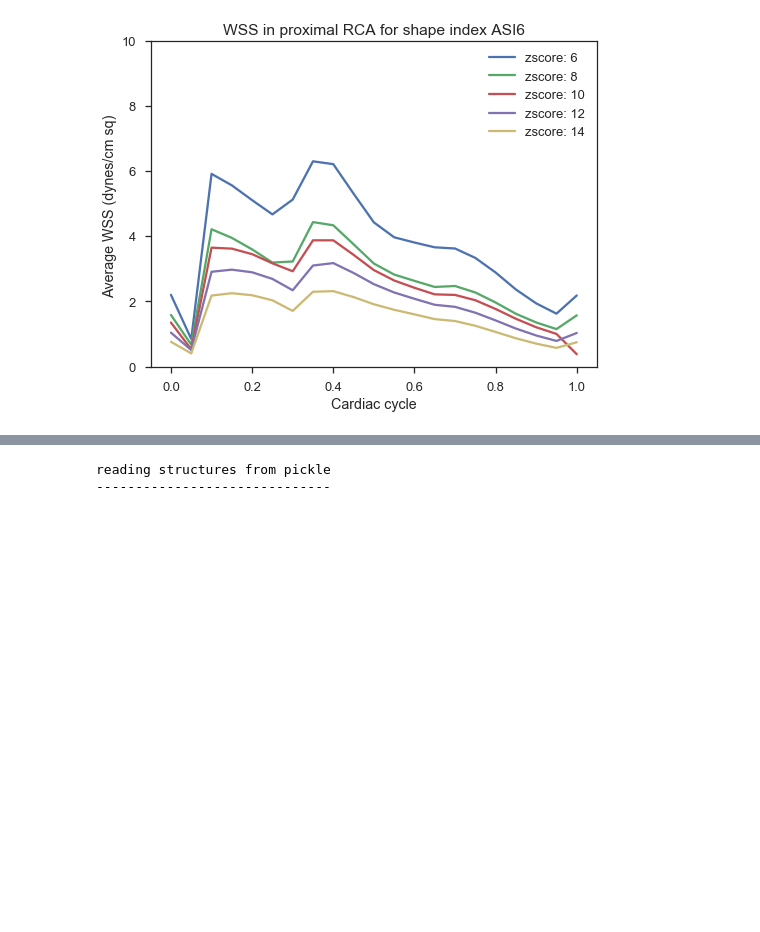
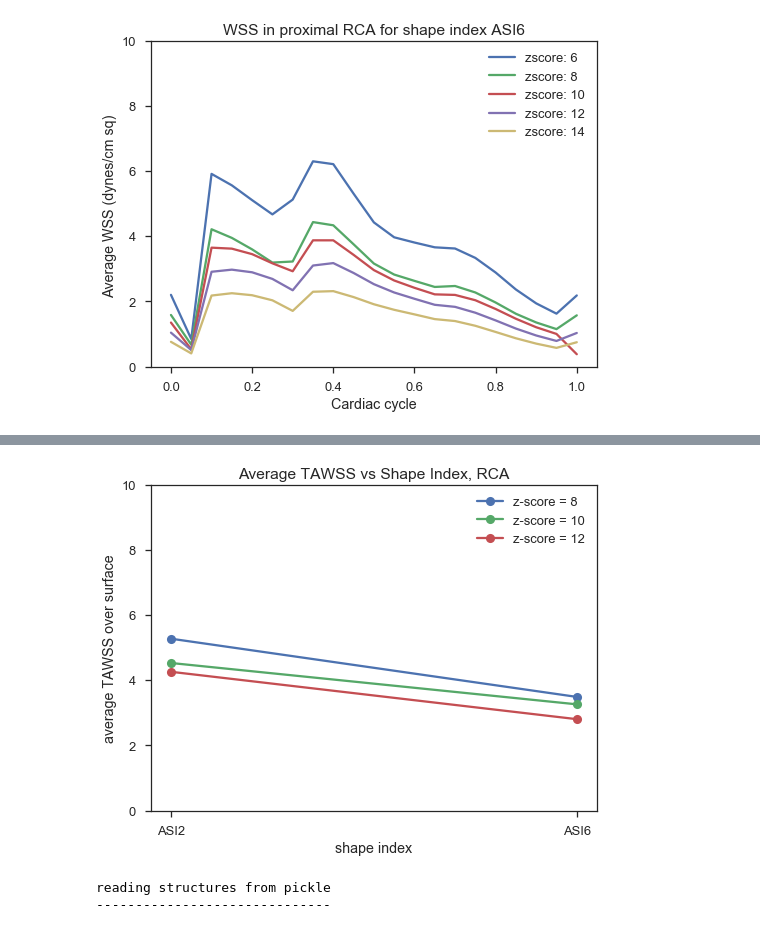
Before and after one commit to StanfordCBCL/KD-project, a Jupyter notebook: PreliminaryAnalysis.ipynb, the cells around one changed output, grey strips where cells are left out. Saved outputs shown, nothing was run; the diff lists cells and outputs as text; code cells hidden in the pictures; blank space fills up the shorter version.

```diff
--- a/PreliminaryAnalysis.ipynb
+++ b/PreliminaryAnalysis.ipynb
@@ -253,3 +282,32 @@ print vtawss_rca
+# %%
+vessel = 'RCA'
+shapes = ['ASI2', 'ASI6']
+proximal = ['p2', 'p3', 'p4']
+# medial = ['m1', 'm2', 'm3', 'm4', 'm5']
+# distal = ['d1', 'd2', 'd3', 'd4', 'd5']
+
+labels = ['prox', 'med', 'dist']
+z_scores = [8, 10, 12]
+
+fig = plt.figure()
+ax = fig.add_subplot(1, 1, 1)
+
+for k, size in enumerate(proximal):
+    vtawss_surface_averages = np.zeros(len(shapes))
+    for c, shape in enumerate(shapes):
+        vtawss_surface_averages[c] = vtawss_rca[shape + '_' + size]
+
+    ax.plot(shapes, vtawss_surface_averages, label='z-score = ' + str(z_scores[k]), marker='o')
+
+plt.legend()
+plt.xlabel('shape index')
+plt.ylabel('average TAWSS over surface')
+plt.title('Average TAWSS vs Shape Index, ' + vessel )
+plt.ylim(0, 10)
+plt.show()
+    # ax.set_xticks(z_scores)
+# %% [output]
+[figure, added]
 # %%
 wss_cycle_lad = read_from_file('WSS_CYCLE_LAD')
 vtawss_lad = {}
```
Also changed, not shown: parts of 5 cells of this notebook.
